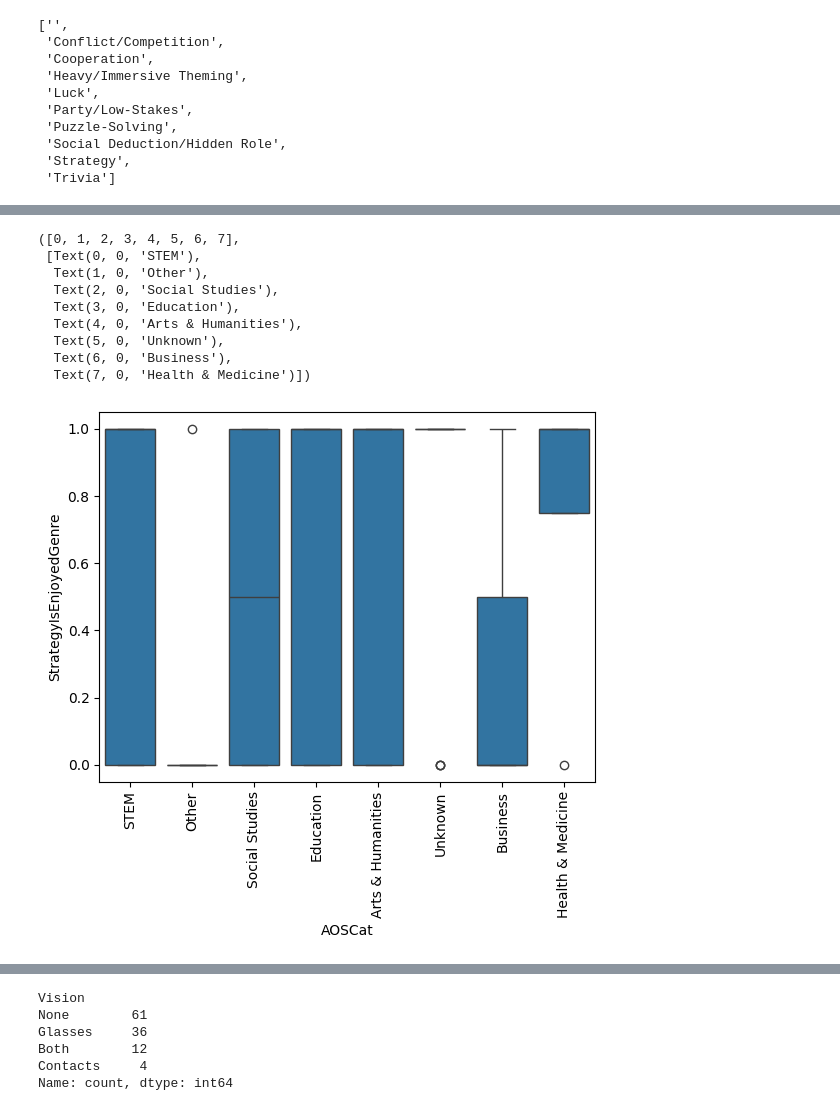
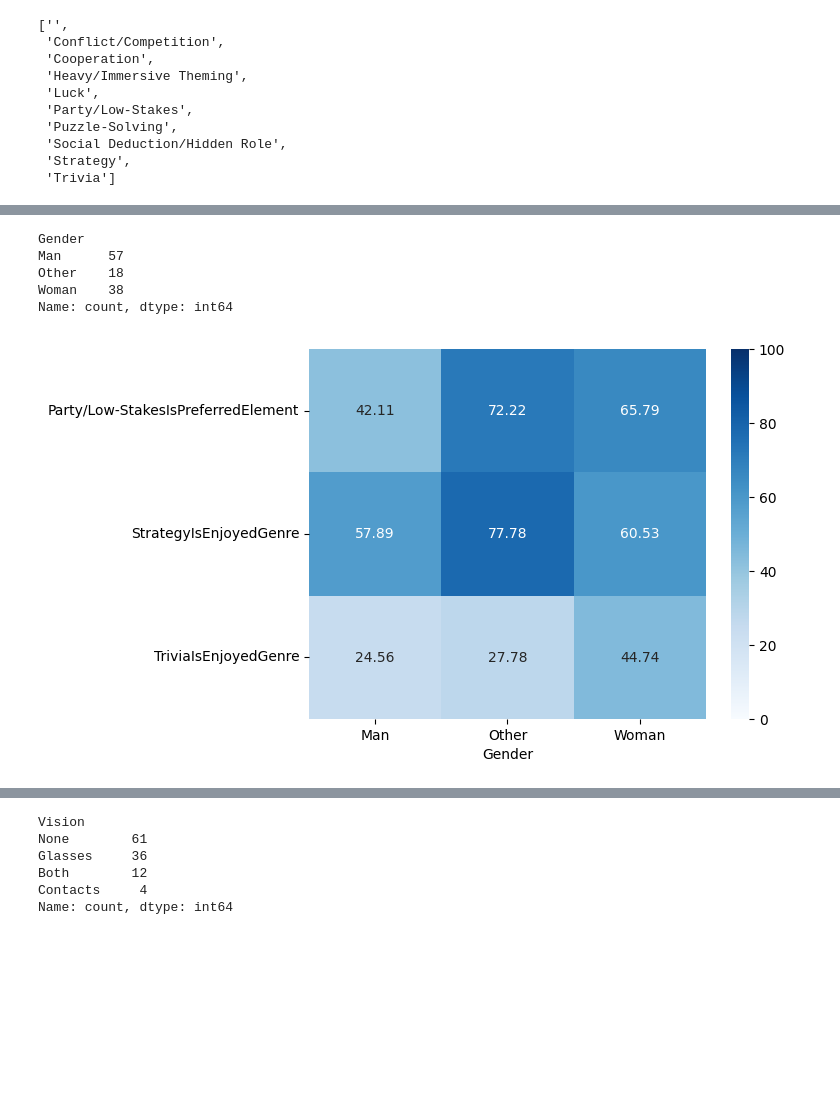
Before and after one commit to sevenwwu/sevenwwu.github.io, a Jupyter notebook: Data Science 311 Findings.ipynb, the cells around one changed output, grey strips where cells are left out. Cells and saved outputs as stored; diff of their text form; code cells hidden in the pictures; blank space fills up the shorter version.

```diff
--- a/Data Science 311 Findings.ipynb
+++ b/Data Science 311 Findings.ipynb
@@ -460,10 +494,0 @@ array(['I do not own any board/card games.\xa0', '2 to 5', '10 to 20',
-# %%
-range_order = ['0', '1 or 2', '2 to 5', '5 to 10', '10 to 20', "More than 20"]
-
-# Convert the 'BoardGamesOwned' column to a categorical type with the specified order
-genderForAnalysis_df['BoardGamesOwned'] = genderForAnalysis_df['BoardGamesOwned'].apply(lambda x: "0" if x == "I do not own any board/card games.\xa0" else x)
-
-genderForAnalysis_df['BoardGamesOwned'] = pd.Categorical(genderForAnalysis_df['BoardGamesOwned'], categories=range_order, ordered=True)
-
-# Plot the histogram with the ordered categories
-sns.barplot(y=genderForAnalysis_df['BoardGamesOwned'],x=genderForAnalysis_df["Gender"])
@@ -478,17 +495,9 @@ sns.barplot(x=cleaned_df["AOSCat"],y=cleaned_df["ChessRating"])
-# %%
-import matplotlib.pyplot as plt
-
-sns.boxplot(x=cleaned_df["AOSCat"],y=cleaned_df["StrategyIsEnjoyedGenre"])
-
-plt.xticks(rotation='vertical')
-# %% [output]
-([0, 1, 2, 3, 4, 5, 6, 7],
- [Text(0, 0, 'STEM'),
-  Text(1, 0, 'Other'),
-  Text(2, 0, 'Social Studies'),
-  Text(3, 0, 'Education'),
-  Text(4, 0, 'Arts & Humanities'),
-  Text(5, 0, 'Unknown'),
-  Text(6, 0, 'Business'),
-  Text(7, 0, 'Health & Medicine')])
-[figure, removed]
+# %%
+plot_heatmap_of_bool_features_percent(genderForAnalysis_df,"Gender",["StrategyIsEnjoyedGenre","TriviaIsEnjoyedGenre","Party/Low-StakesIsPreferredElement"])
+# %% [output]
+Gender
+Man      57
+Other    18
+Woman    38
+Name: count, dtype: int64
+[figure, added]
```
Also changed, not shown: parts of 19 cells of this notebook.
